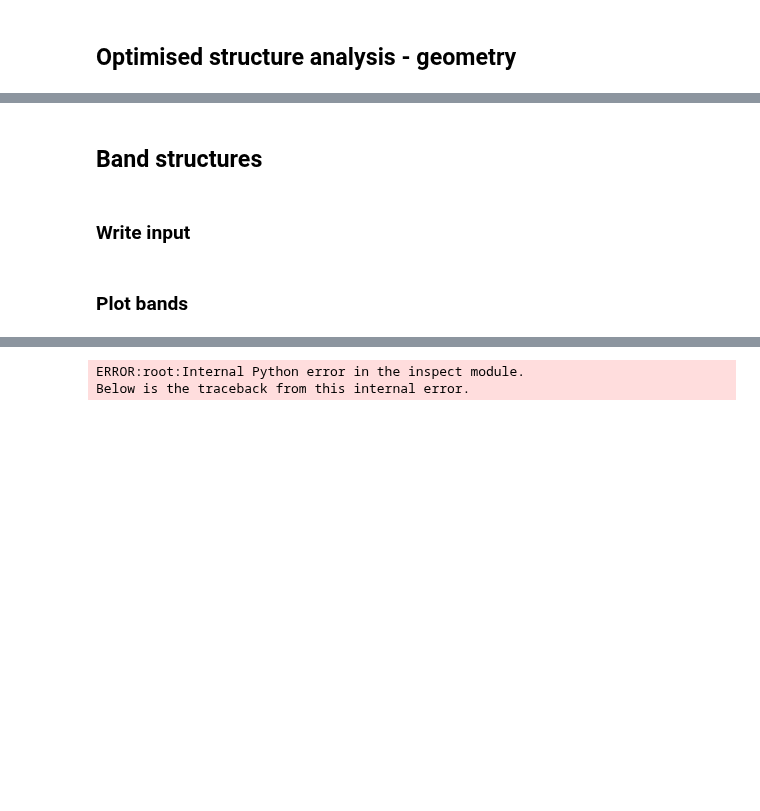
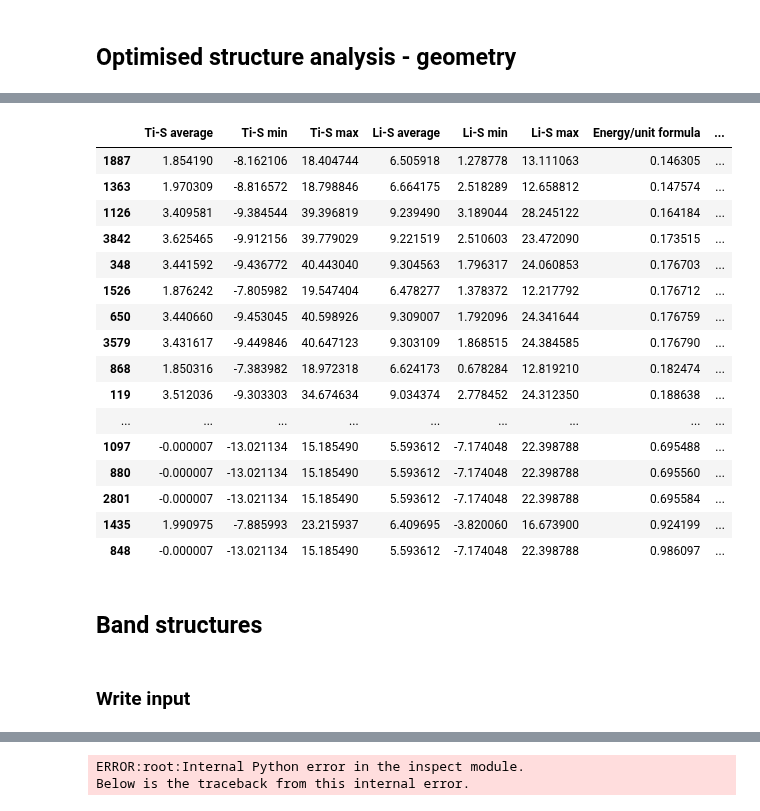
Before and after one commit to cmsg-icl/solid-solutions, a Jupyter notebook: Li2TiS.ipynb, the cells around one changed output, grey strips where cells are left out. Drawn from its saved outputs; the diff is of its cells as text; code cells hidden in the pictures; blank space fills up the shorter version.

```diff
--- a/Li2TiS.ipynb
+++ b/Li2TiS.ipynb
@@ -277,4 +299,34 @@ df.sort_values('Energy', axis=0, ascending=True, inplace=False)
+# %%
+description = ['Ti rows','Dispersed', 'Ti spiral','Ti rows',
+               'Dispersed','Dispersed','Ti rows','Ti rows',
+               'Dispersed','Ti rows','Dispersed','Vicinal Ti rows',
+               'Ti Planes (1 0 0)','Dispersed','Dispersed','Ti rows','Dispersed',
+               'Ti Planes (1 1 1)','Dispersed','Dispersed','Ti rows','Ti rows','Dispersed','Dispersed']
+# %%
+df = pd.DataFrame(list(zip(ti_s_delta_distance_average,ti_s_delta_distance_min,ti_s_delta_distance_max,
+                           li_s_delta_distance_average,li_s_delta_distance_min,li_s_delta_distance_max,
+                          energy,band_gap,description,converged)),
+                 columns=['Ti-S average','Ti-S min','Ti-S max','Li-S average','Li-S min','Li-S max','Energy/unit formula',
+                          'Band Gap (eV)','Description','Converged (TMP)'],
+                 index=selected_structures)
+df.sort_values('Energy/unit formula', axis=0, ascending=True, inplace=False)
+# %% [output]
+|  | Ti-S average | Ti-S min | Ti-S max | Li-S average | Li-S min | Li-S max | Energy/unit formula | ... |
+| 1887 | 1.854190 | -8.162106 | 18.404744 | 6.505918 | 1.278778 | 13.111063 | 0.146305 | ... |
+| 1363 | 1.970309 | -8.816572 | 18.798846 | 6.664175 | 2.518289 | 12.658812 | 0.147574 | ... |
+| 1126 | 3.409581 | -9.384544 | 39.396819 | 9.239490 | 3.189044 | 28.245122 | 0.164184 | ... |
+| 3842 | 3.625465 | -9.912156 | 39.779029 | 9.221519 | 2.510603 | 23.472090 | 0.173515 | ... |
+| 348 | 3.441592 | -9.436772 | 40.443040 | 9.304563 | 1.796317 | 24.060853 | 0.176703 | ... |
+| 1526 | 1.876242 | -7.805982 | 19.547404 | 6.478277 | 1.378372 | 12.217792 | 0.176712 | ... |
+| 650 | 3.440660 | -9.453045 | 40.598926 | 9.309007 | 1.792096 | 24.341644 | 0.176759 | ... |
+| 3579 | 3.431617 | -9.449846 | 40.647123 | 9.303109 | 1.868515 | 24.384585 | 0.176790 | ... |
+| 868 | 1.850316 | -7.383982 | 18.972318 | 6.624173 | 0.678284 | 12.819210 | 0.182474 | ... |
+| 119 | 3.512036 | -9.303303 | 34.674634 | 9.034374 | 2.778452 | 24.312350 | 0.188638 | ... |
+| ... | ... | ... | ... | ... | ... | ... | ... | ... |
+| 1097 | -0.000007 | -13.021134 | 15.185490 | 5.593612 | -7.174048 | 22.398788 | 0.695488 | ... |
+| 880 | -0.000007 | -13.021134 | 15.185490 | 5.593612 | -7.174048 | 22.398788 | 0.695560 | ... |
+| 2801 | -0.000007 | -13.021134 | 15.185490 | 5.593612 | -7.174048 | 22.398788 | 0.695584 | ... |
+| 1435 | 1.990975 | -7.885993 | 23.215937 | 6.409695 | -3.820060 | 16.673900 | 0.924199 | ... |
+| 848 | -0.000007 | -13.021134 | 15.185490 | 5.593612 | -7.174048 | 22.398788 | 0.986097 | ... |
 # %% [markdown]
 ## Band structures
-# %% [markdown]
-### Write input
@@ -284,2 +333,2 @@ for structure in selected_structures:
-# %% [markdown]
-### Plot bands
+# %% [markdown]
+### Write input
```
Also changed, not shown: parts of 33 cells of this notebook.
